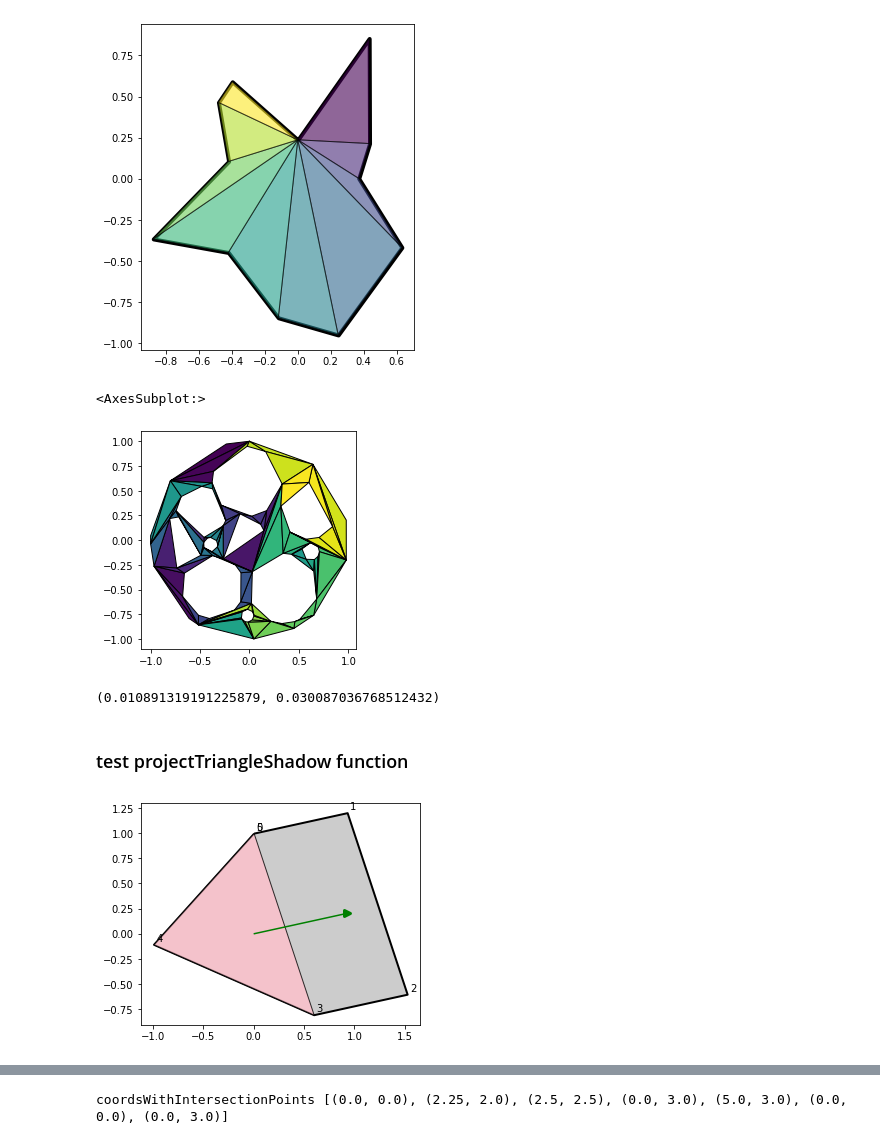
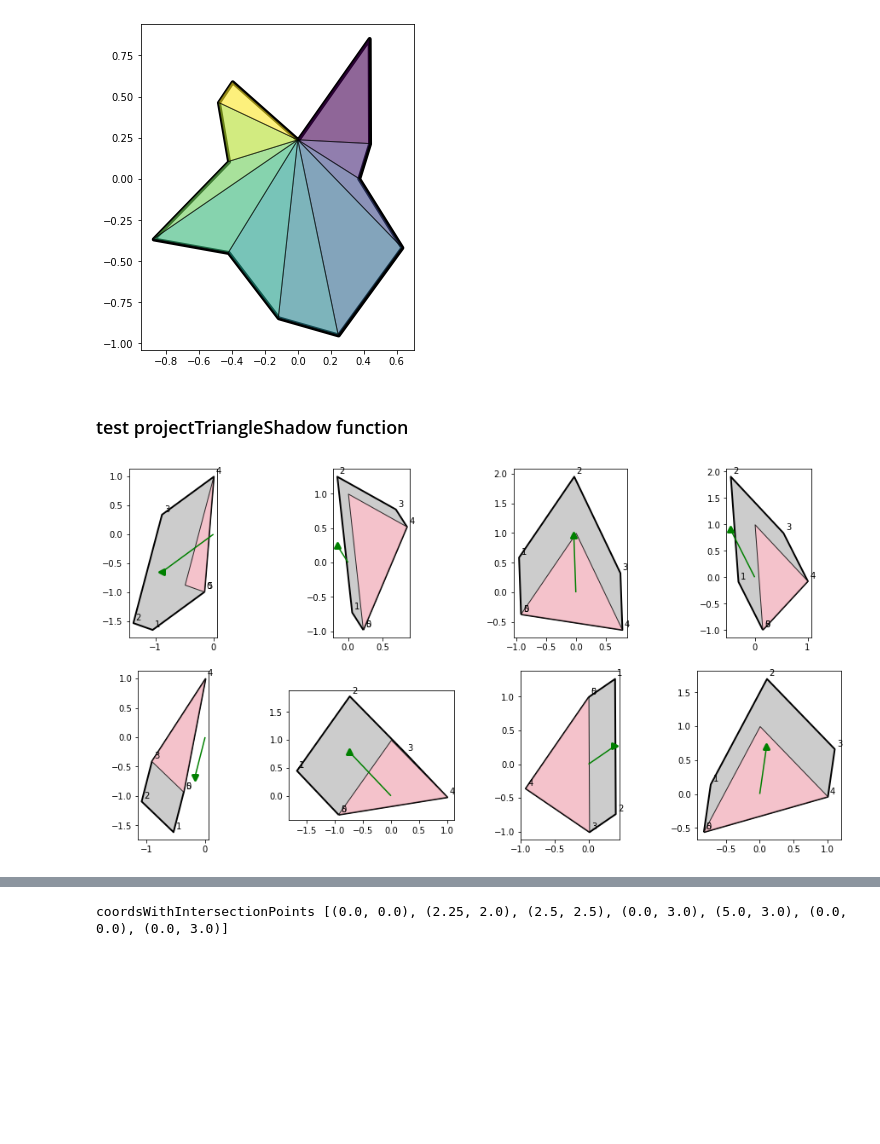
Before and after one commit to maximylius/shadow_projection_2D, a Jupyter notebook: shadows.ipynb, the cells around one changed output, grey strips where cells are left out. Drawn from its saved outputs; the diff is of its cells as text; code cells hidden in the pictures; blank space fills up the shorter version.

Commit message:
Added charts of progression from polyon with holes to shadows. moved old code to seperated notebooks.

```diff
--- a/shadows.ipynb
+++ b/shadows.ipynb
@@ -1180,0 +471,9 @@ createPolygon(12, regular=False, convex=False)
+# %%
+polys = []
+imax = 4*2
+fig, axs = plt.subplots(nrows = imax//4, ncols = 4, figsize = (12,8))
+for i in range(imax):
+    poly = createPolygonWithInteriors(n_edges=9, n_interiors=i*2, n_edges_interiors=3+i*2, regular=False, convex=False)
+    polys.append(poly)
+    splitted = splitPolygonToPolygonsWithoutInteriors(poly, plot=False)
+    gpd.GeoSeries(splitted).plot(ax=axs.flat[i], cmap="viridis",edgecolor="black")
@@ -1197,36 +500,21 @@ for i in range(10):
 [figure]
 [figure]
 [figure]
-# %%
-i=0
-# %%
-i = (i+1)%len(convexWithInterior)
-gpd.GeoSeries([item for sublist in \
-    [triangularize(x,plot=False) for x in splitPolygonToPolygonsWithoutInteriors(convexWithInterior[i],plot=False)]\
-for item in sublist]).plot(cmap="viridis",edgecolor="black")
-# %% [output]
-<AxesSubplot:>
-[figure, removed]
-# %%
-polyY=createPolygon(3, regular=False)
-vector = ((np.random.random()-1)*2,(np.random.random()-1)*2)
-# %%
-vector
-# %% [output]
-(0.010891319191225879, 0.030087036768512432)
 # %% [markdown]
 ### test projectTriangleShadow function
 # %%
-triangle=createPolygon(3, regular=False)
-vector = ((np.random.random()*2-1),(np.random.random()*2-1))
-shadow = projectTriangleShadow(triangle.exterior.coords, vector)
-fig, axs = plt.subplots(nrows = 1, ncols = 1, figsize = (5,5))
-gpd.GeoSeries([shadow]).plot(ax=axs, color="#cccccc", linewidth=2, edgecolor="black")
-gpd.GeoSeries([triangle]).plot(ax=axs, alpha=0.8,color="pink",edgecolor="black")
-gpd.GeoSeries([LineString([(0,0),vector])]).plot(ax=axs, edgecolor="green")
-arrow =  (">" if vector[0]>0 else "<") if abs(vector[0])>abs(vector[1]) else ("^" if vector[1]>0 else "v")
-gpd.GeoSeries([Point(vector)]).plot(ax=axs, color="green", linewidth=3, marker = arrow)
-for x, y, label in zip([shadow.exterior.coords[x][0] for x in range(len(shadow.exterior.coords))], [shadow.exterior.coords[x][1] for x in range(len(shadow.exterior.coords))], [str(x) for x in range(len(shadow.exterior.coords))]):
-    axs.annotate(label, xy=(x, y), xytext=(3, 3), textcoords="offset points")
+imax = 4*2
+fig, axs = plt.subplots(nrows = imax//4, ncols = 4, figsize = (16,8))
+for i in range(imax):
+    triangle=createPolygon(3, regular=False)
+    vector = ((np.random.random()*2-1),(np.random.random()*2-1))
+    shadow = projectTriangleShadow(triangle.exterior.coords, vector)
+    gpd.GeoSeries([shadow]).plot(ax=axs.flat[i], color="#cccccc", linewidth=2, edgecolor="black")
+    gpd.GeoSeries([triangle]).plot(ax=axs.flat[i], alpha=0.8,color="pink",edgecolor="black")
+    gpd.GeoSeries([LineString([(0,0),vector])]).plot(ax=axs.flat[i], edgecolor="green")
+    arrow =  (">" if vector[0]>0 else "<") if abs(vector[0])>abs(vector[1]) else ("^" if vector[1]>0 else "v")
+    gpd.GeoSeries([Point(vector)]).plot(ax=axs.flat[i], color="green", linewidth=3, marker = arrow)
+    for x, y, label in zip([shadow.exterior.coords[x][0] for x in range(len(shadow.exterior.coords))], [shadow.exterior.coords[x][1] for x in range(len(shadow.exterior.coords))], [str(x) for x in range(len(shadow.exterior.coords))]):
+        axs.flat[i].annotate(label, xy=(x, y), xytext=(3, 3), textcoords="offset points")
 # %% [output]
-[figure, old version]
+[figure, new version]
```
Also changed, not shown: parts of 94 cells of this notebook, 2 other files.
